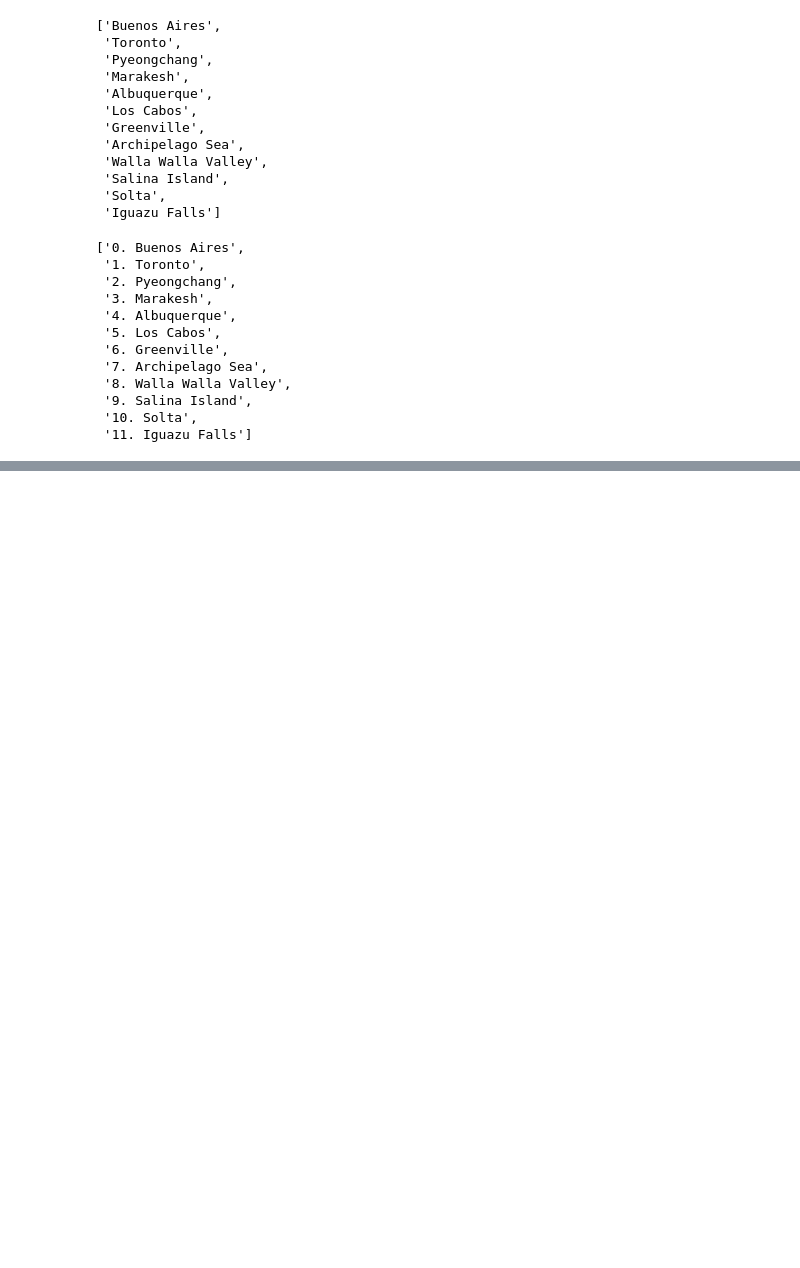
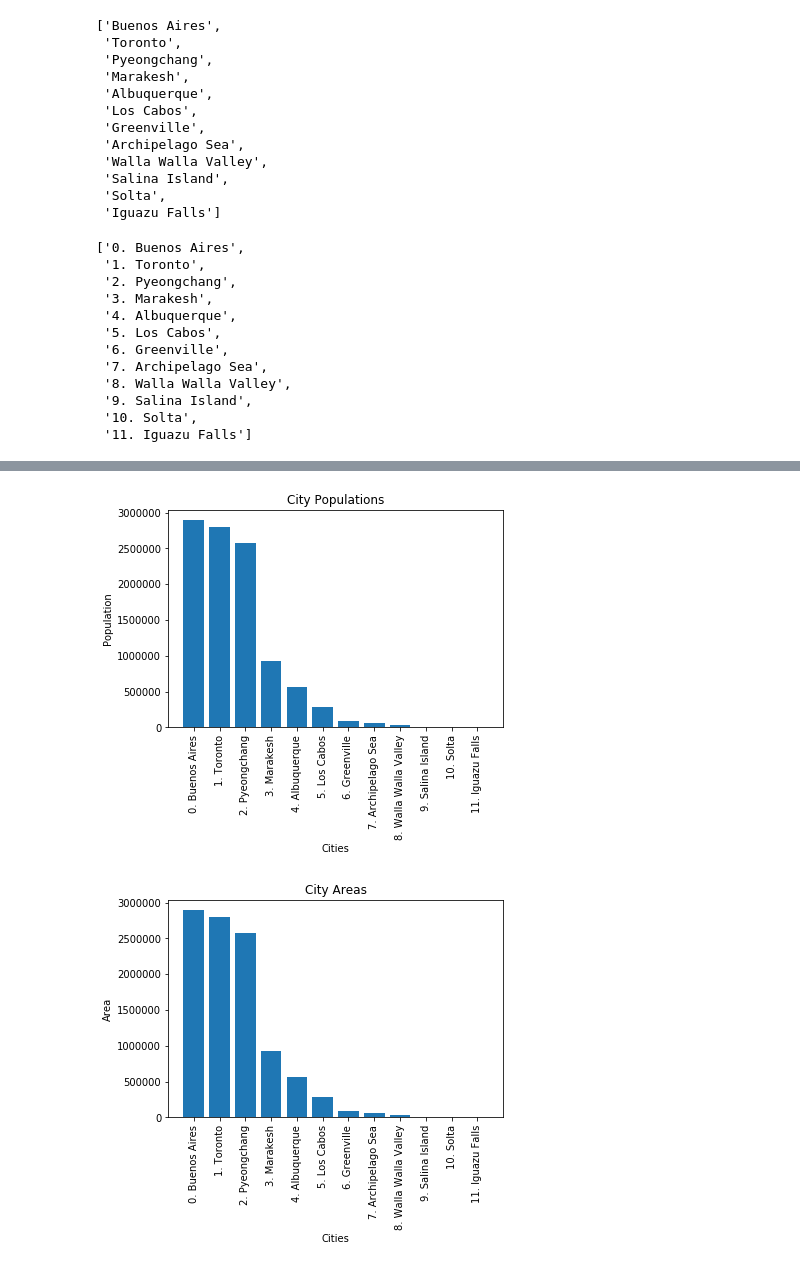
Before and after one commit to jfleury20/dsc-looping-over-collections-lab-dc-ds-111819, a Jupyter notebook: looping-over-collections-fleury.ipynb, the cells around one changed output, grey strips where cells are left out. Cells and saved outputs as stored; diff of their text form; code cells hidden in the pictures; blank space fills up the shorter version.

```diff
--- a/looping-over-collections-fleury.ipynb
+++ b/looping-over-collections-fleury.ipynb
@@ -88,0 +136,6 @@ names_and_ranks
+# %%
+# create a list of all city areas
+city_areas =[]
+for city in cities:
+    city_areas.append(city['Population'])
+city_areas
@@ -88,0 +155,24 @@ names_and_ranks
+# %%
+# Compare city areas to populations
+
+# Populations
+plt.bar(names_and_ranks, city_populations)
+
+plt.ylabel('Population')
+plt.xlabel('Cities')
+plt.title('City Populations')
+plt.xticks(rotation='vertical')
+
+plt.show()
+
+# Areas
+plt.bar(names_and_ranks, city_areas)
+plt.ylabel('Area')
+plt.xlabel('Cities')
+plt.title('City Areas')
+plt.xticks(rotation='vertical')
+
+plt.show()
+# %% [output]
+[figure, added]
+[figure, added]
```
Also changed, not shown: parts of 5 cells of this notebook.
